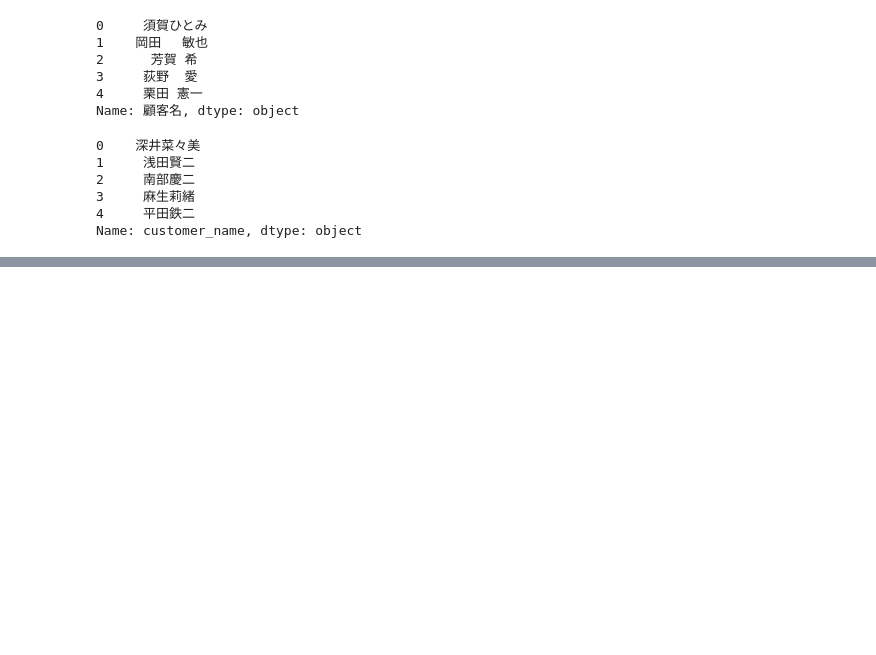
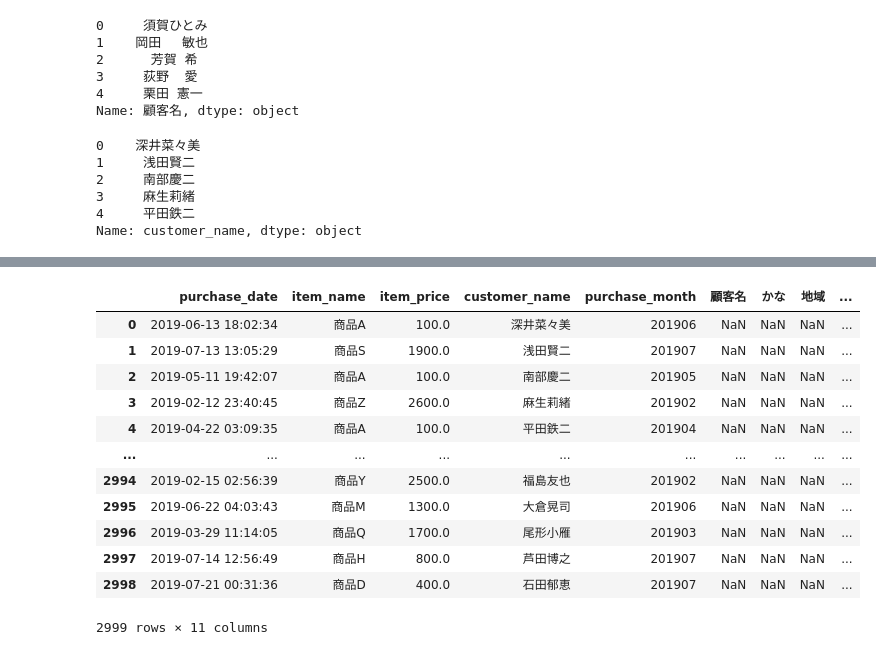
Before and after one commit to souyasouya/jupter, a Jupyter notebook: jupyter notebook/20n.ipynb, the cells around one changed output, grey strips where cells are left out. Cells and saved outputs as stored; diff of their text form; code cells hidden in the pictures; blank space fills up the shorter version.

```diff
--- a/jupyter notebook/20n.ipynb
+++ b/jupyter notebook/20n.ipynb
@@ -213,0 +254,4 @@ Name: customer_name, dtype: object
+# %%
+#数値の行は経過時間として1900/01/01をプラス
+fromSerial = pd.to_timedelta(kokyaku_data.loc[flg_is_serial, "登録日"].astype("float"),unit="D") + pd.to_datetime("1900/01/01")
+fromSerial
@@ -213,0 +276,4 @@ Name: customer_name, dtype: object
+# %%
+#その他の日付も書式統一
+fromString = pd.to_datetime(kokyaku_data.loc[~flg_is_serial, "登録日"])
+fromString
@@ -213,0 +293,3 @@ Name: customer_name, dtype: object
+# %%
+kokyaku_data["登録日"] = pd.concat([fromSerial, fromString]) #日付を結合して変更
+kokyaku_data
@@ -213,0 +312,7 @@ Name: customer_name, dtype: object
+# %%
+kokyaku_data["登録年月"] = kokyaku_data["登録日"].dt.strftime("%Y%m") # 登録日を年月に変換
+rslt = kokyaku_data.count()["顧客名"] # 合計数を出す
+print(rslt)
+rslt = kokyaku_data.groupby("登録年月").count()["顧客名"] # groupbyで各顧客名の件数を取得
+print(rslt)
+print(len(kokyaku_data)) #データ全体の件数と合ってるか
@@ -213,0 +380,18 @@ Name: customer_name, dtype: object
+# %%
+join_data = pd.merge(uriage_data, kokyaku_data, left_on = "customer_name", right_on = "顧客名", how="left") #左外部結合
+join_data = join_data.drop("customer_name",axis=1) #customer_name列削除
+join_data
+# %% [output]
+|  | purchase_date | item_name | item_price | customer_name | purchase_month | 顧客名 | かな | 地域 | ... |
+| 0 | 2019-06-13 18:02:34 | 商品A | 100.0 | 深井菜々美 | 201906 | NaN | NaN | NaN | ... |
+| 1 | 2019-07-13 13:05:29 | 商品S | 1900.0 | 浅田賢二 | 201907 | NaN | NaN | NaN | ... |
+| 2 | 2019-05-11 19:42:07 | 商品A | 100.0 | 南部慶二 | 201905 | NaN | NaN | NaN | ... |
+| 3 | 2019-02-12 23:40:45 | 商品Z | 2600.0 | 麻生莉緒 | 201902 | NaN | NaN | NaN | ... |
+| 4 | 2019-04-22 03:09:35 | 商品A | 100.0 | 平田鉄二 | 201904 | NaN | NaN | NaN | ... |
+| ... | ... | ... | ... | ... | ... | ... | ... | ... | ... |
+| 2994 | 2019-02-15 02:56:39 | 商品Y | 2500.0 | 福島友也 | 201902 | NaN | NaN | NaN | ... |
+| 2995 | 2019-06-22 04:03:43 | 商品M | 1300.0 | 大倉晃司 | 201906 | NaN | NaN | NaN | ... |
+| 2996 | 2019-03-29 11:14:05 | 商品Q | 1700.0 | 尾形小雁 | 201903 | NaN | NaN | NaN | ... |
+| 2997 | 2019-07-14 12:56:49 | 商品H | 800.0 | 芦田博之 | 201907 | NaN | NaN | NaN | ... |
+| 2998 | 2019-07-21 00:31:36 | 商品D | 400.0 | 石田郁恵 | 201907 | NaN | NaN | NaN | ... |
+2999 rows × 11 columns
```
Also changed, not shown: parts of 18 cells of this notebook.
